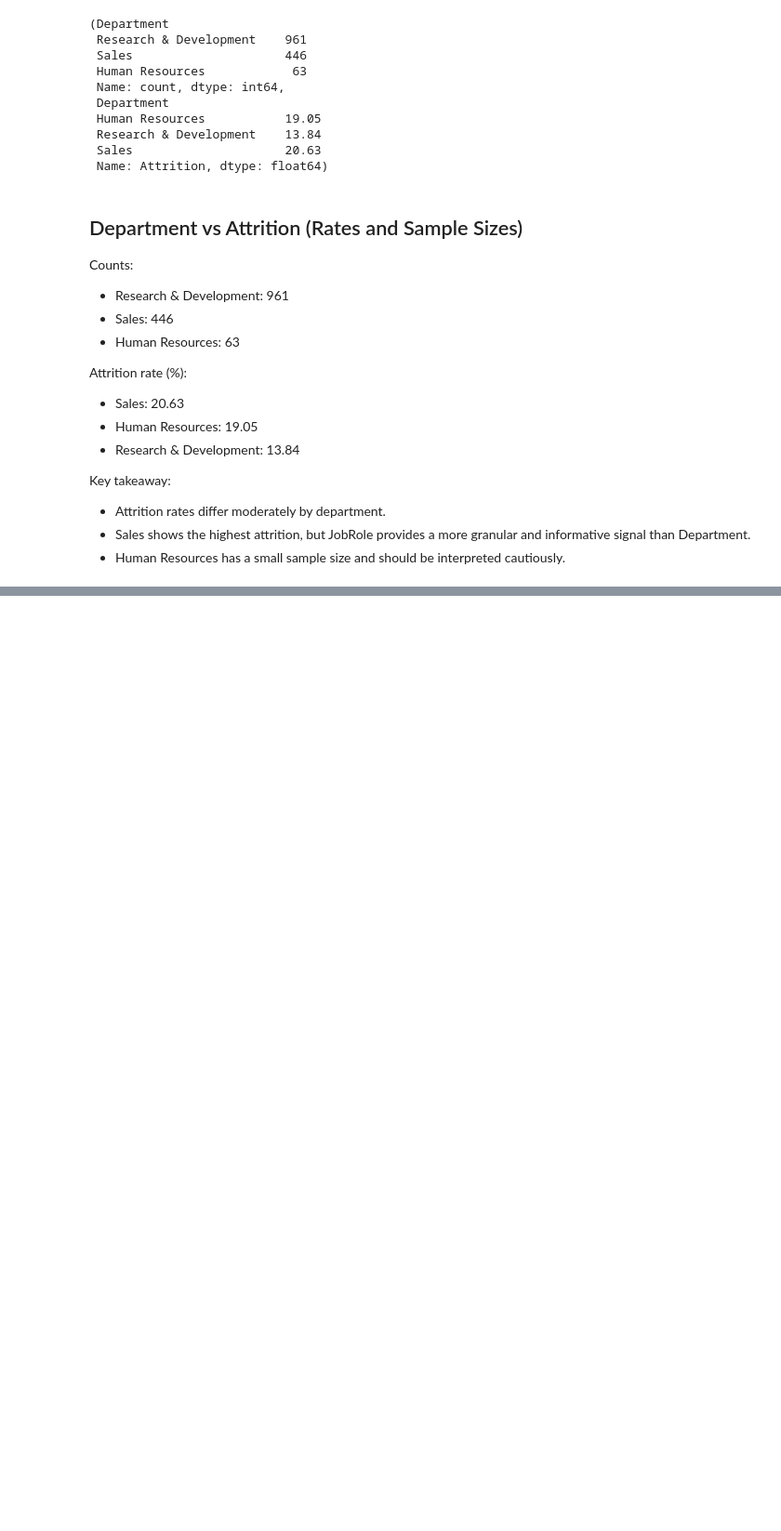
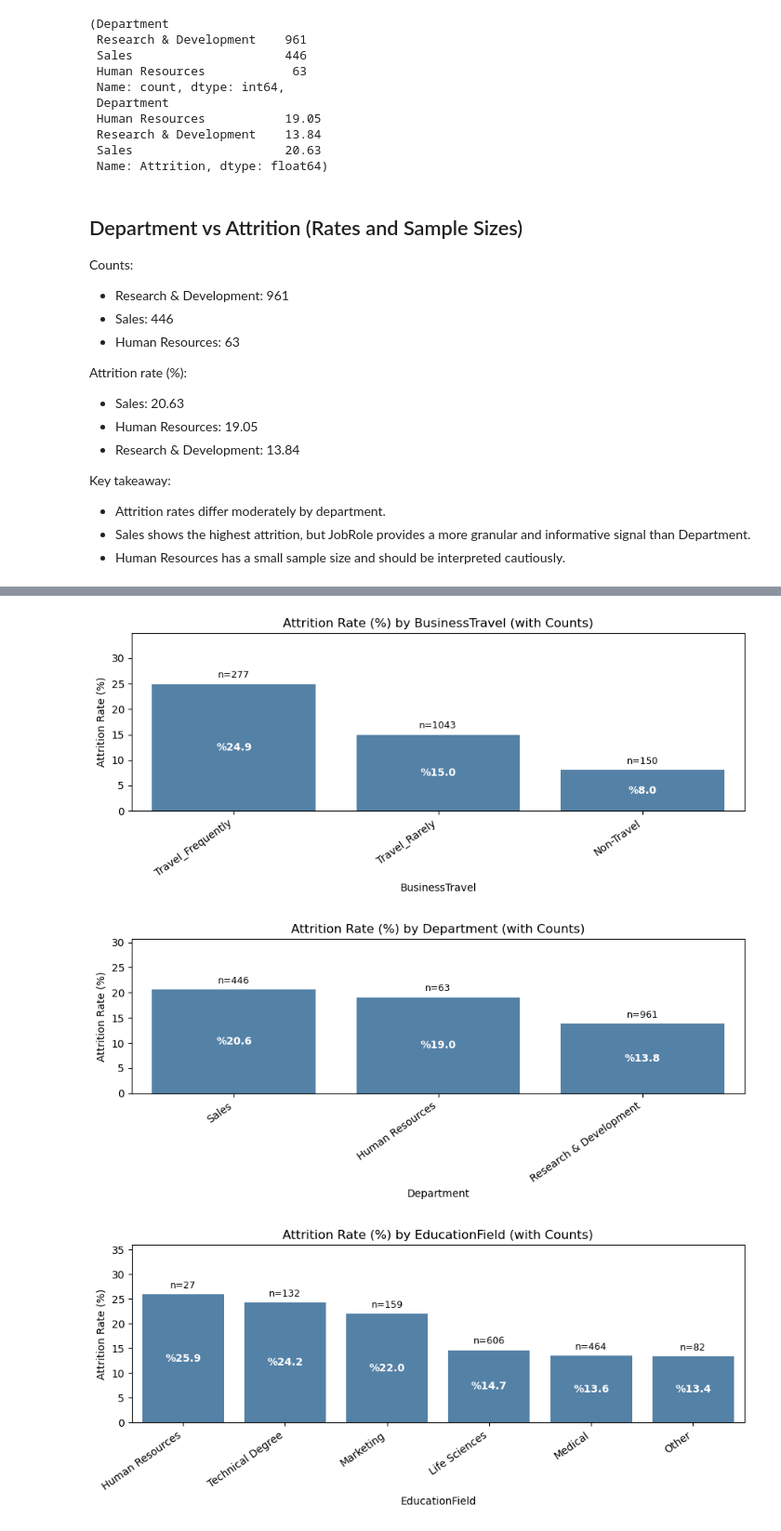
Before and after one commit to kaganmart9/employee-attrition-risk-analysis, a Jupyter notebook: notebooks/02_eda.ipynb, the cells around one changed output, grey strips where cells are left out. Shown at 93% size. Cells and saved outputs as stored; diff of their text form; code cells hidden in the pictures; blank space fills up the shorter version.

```diff
--- a/notebooks/02_eda.ipynb
+++ b/notebooks/02_eda.ipynb
@@ -826,3 +826,22 @@ Key takeaway:
 - Attrition rates differ moderately by department.
 - Sales shows the highest attrition, but JobRole provides a more granular and informative signal than Department.
 - Human Resources has a small sample size and should be interpreted cautiously.
+# %%
+cat_summary_rows = []
+
+for col in cat_cols:
+    tmp = (
+        df.groupby(col)["Attrition"]
+        .agg(count="size", attrition_rate=lambda x: (x == "Yes").mean() * 100)
+        .reset_index()
+        .rename(columns={col: "category"})
+    )
+    tmp["feature"] = col
+    cat_summary_rows.append(tmp)
+
+cat_summary_long = pd.concat(cat_summary_rows, ignore_index=True)
+cat_summary_long["attrition_rate"] = cat_summary_long["attrition_rate"].round(2)
+
+cat_summary_long.sort_values(
+    ["feature", "attrition_rate"], ascending=[True, False]
+).head(25)
@@ -828,0 +866,46 @@ Key takeaway:
+# %%
+for col in cat_cols:
+    tmp = (
+        df.groupby(col)
+        .agg(
+            count=("Attrition", "size"),
+            attrition_rate=("Attrition", lambda x: (x == "Yes").mean() * 100),
+        )
+        .reset_index()
+        .sort_values("attrition_rate", ascending=False)
+    )
+
+    plt.figure(figsize=(9, 4))
+    ax = sns.barplot(data=tmp, x=col, y="attrition_rate", color="steelblue")
+    ax.set_title(f"Attrition Rate (%) by {col} (with Counts)")
+    ax.set_xlabel(col)
+    ax.set_ylabel("Attrition Rate (%)")
+    plt.xticks(rotation=35, ha="right")
+
+    for i, row in enumerate(tmp.itertuples(index=False)):
+        ax.text(
+            i,
+            row.attrition_rate + 0.8,
+            f"n={int(row.count)}",
+            ha="center",
+            va="bottom",
+            fontsize=9,
+        )
+        ax.text(
+            i,
+            row.attrition_rate / 2,
+            f"%{row.attrition_rate:.1f}",
+            ha="center",
+            va="center",
+            color="white",
+            fontweight="bold",
+            fontsize=10,
+        )
+
+    plt.ylim(0, max(tmp["attrition_rate"]) + 10)
+    plt.tight_layout()
+    plt.show()
+# %% [output]
+[figure, added]
+[figure, added]
+[figure, added]
```
Also changed, not shown: parts of 14 cells of this notebook.
